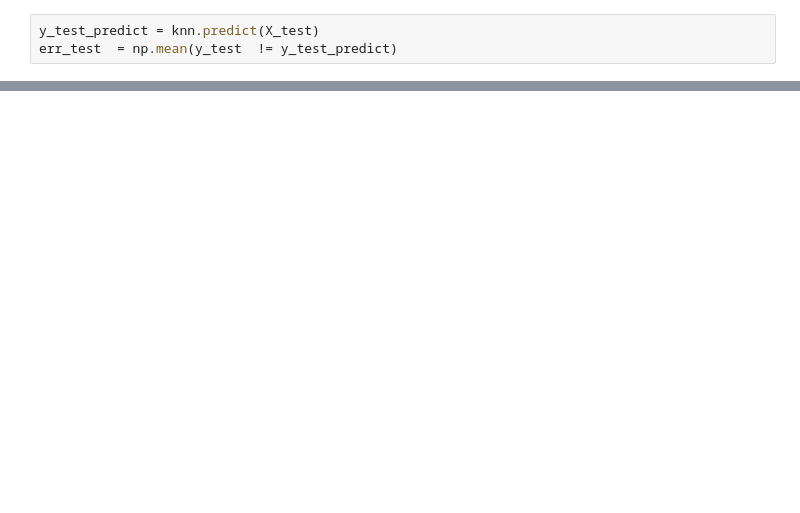
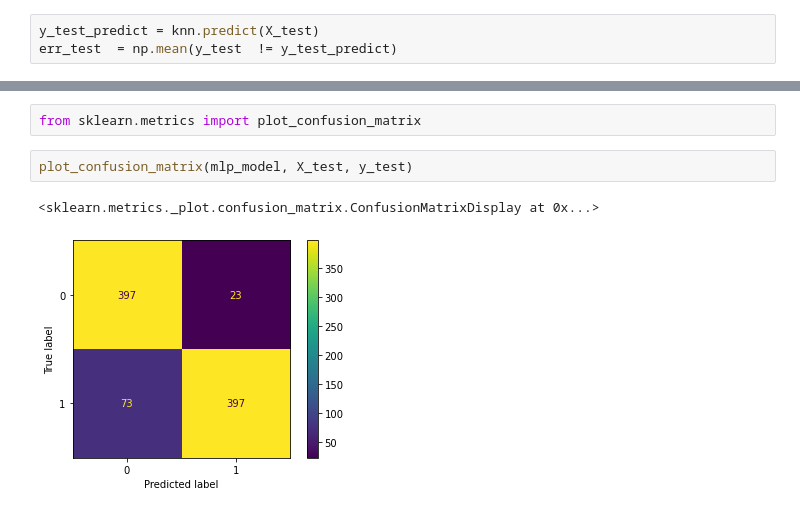
Before and after one commit to DamirV/MachineLearningCourseTasks, a Jupyter notebook: task_2_knn.ipynb, the cells around one changed output, grey strips where cells are left out. Drawn from its saved outputs; the diff is of its cells as text; blank space fills up the shorter version.

```diff
--- a/task_2_knn.ipynb
+++ b/task_2_knn.ipynb
@@ -265,0 +407,7 @@ print(confusion_matrix(y_test, y_test_predict))
+# %%
+from sklearn.metrics import plot_confusion_matrix
+# %%
+plot_confusion_matrix(mlp_model, X_test, y_test)
+# %% [output]
+<sklearn.metrics._plot.confusion_matrix.ConfusionMatrixDisplay at 0x...>
+[figure, added]
```
Also changed, not shown: parts of 31 cells of this notebook.
